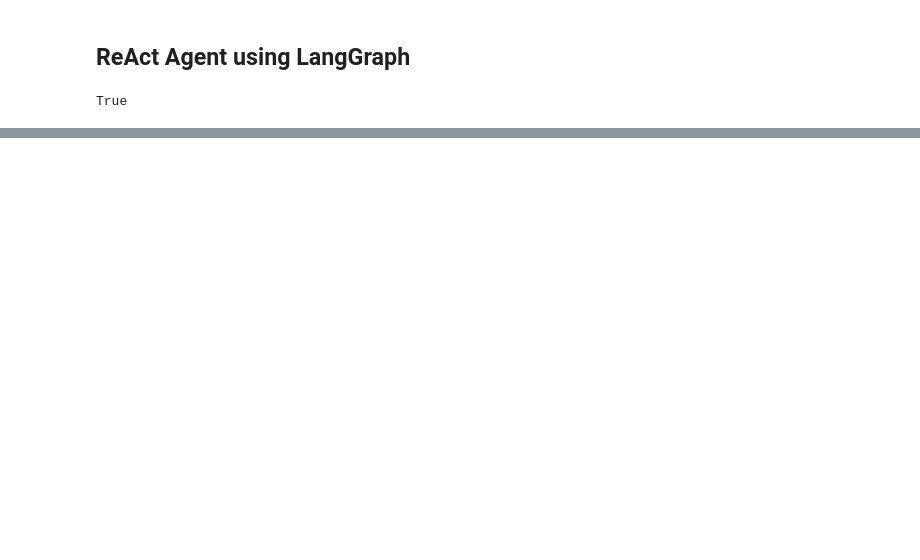
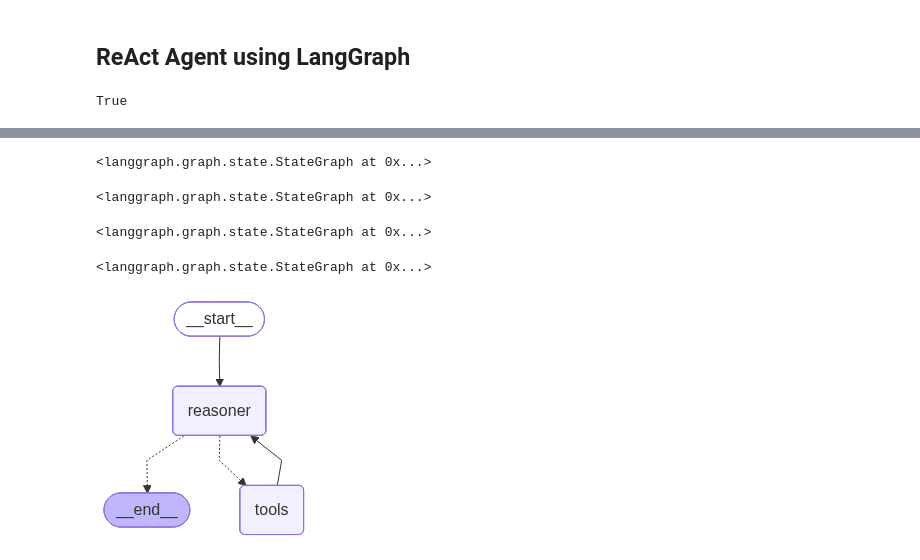
Before and after one commit to AtharvaBOT7/LangGraph-Practice, a Jupyter notebook: ReAct_Agent.ipynb, the cells around one changed output, grey strips where cells are left out. Saved outputs shown, nothing was run; the diff lists cells and outputs as text; code cells hidden in the pictures; blank space fills up the shorter version.

```diff
--- a/ReAct_Agent.ipynb
+++ b/ReAct_Agent.ipynb
@@ -45,0 +77,27 @@ def multiply(a: int, b: int) -> int:
+# %%
+builder.add_node("reasoner", reasoner)
+
+builder.add_node("tools", ToolNode(tools))
+# %% [output]
+<langgraph.graph.state.StateGraph at 0x...>
+# %%
+builder.add_edge(START, "reasoner")
+# %% [output]
+<langgraph.graph.state.StateGraph at 0x...>
+# %%
+builder.add_conditional_edges(
+    "reasoner",
+    tools_condition,
+)
+# %% [output]
+<langgraph.graph.state.StateGraph at 0x...>
+# %%
+builder.add_edge("tools", "reasoner")
+# %% [output]
+<langgraph.graph.state.StateGraph at 0x...>
+# %%
+react_graph = builder.compile()
+# %%
+display(Image(react_graph.get_graph(xray=True).draw_mermaid_png()))
+# %% [output]
+[figure, added]
```
Also changed, not shown: parts of 32 cells of this notebook.
